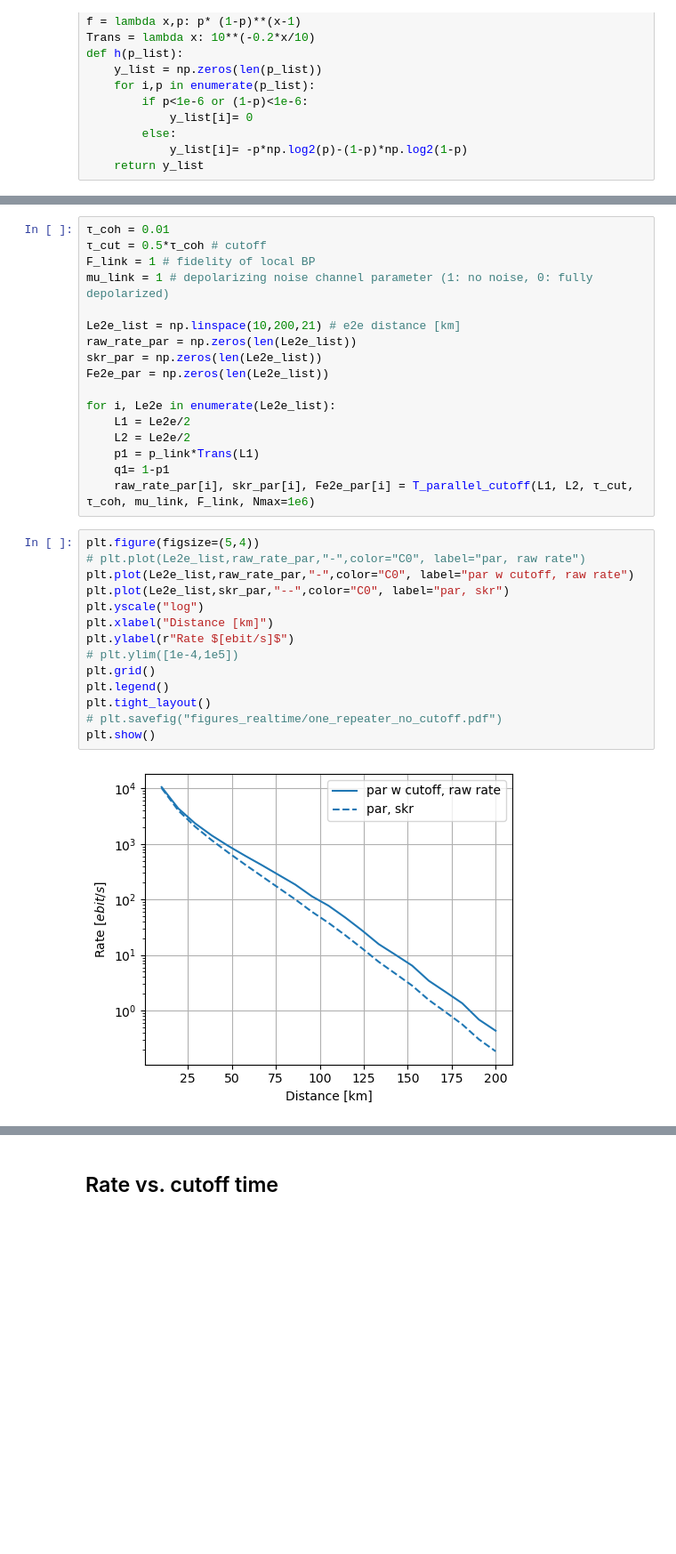
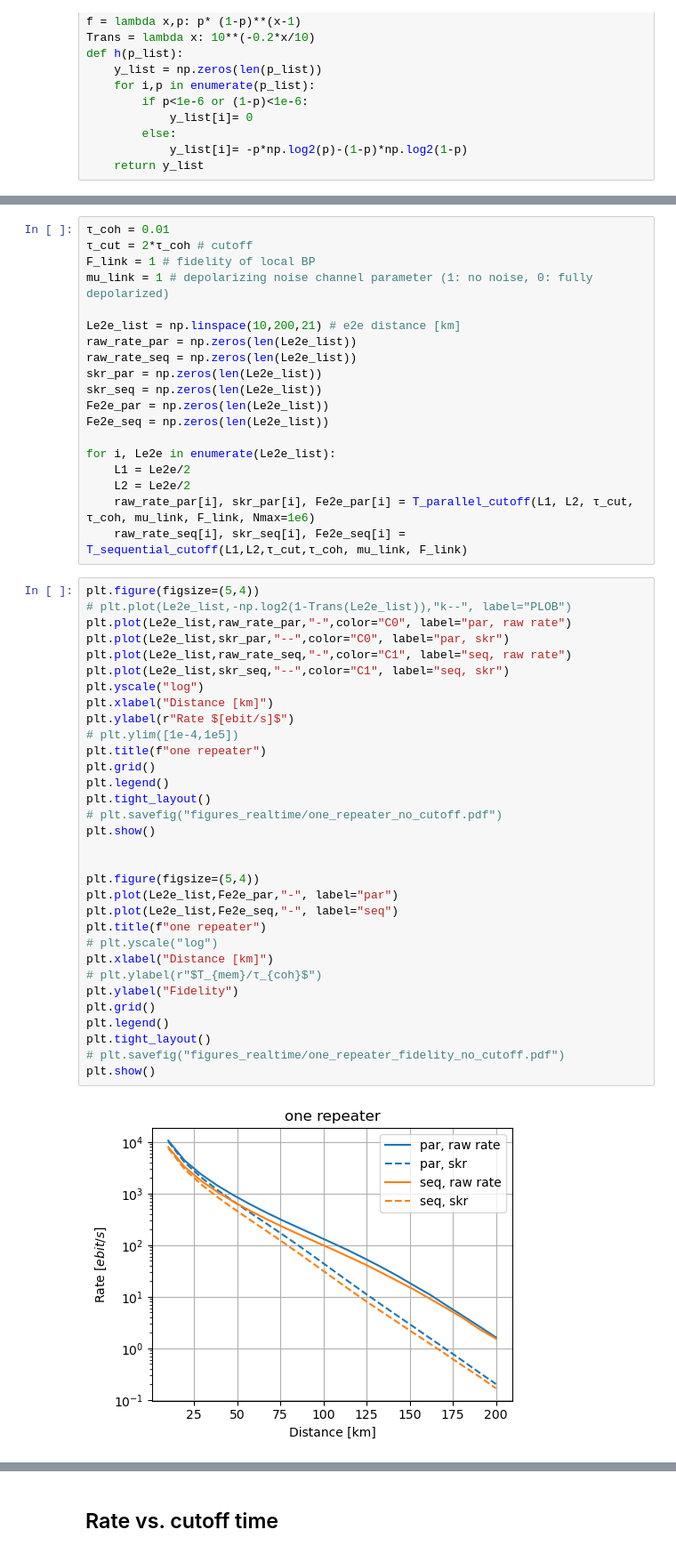
Before and after one commit to pooryousefshahrooz/repeater_chains, a Jupyter notebook: hassan/one_repeater_cutoff.ipynb, the cells around one changed output, grey strips where cells are left out. Shown: that part at 89% size. Cells and saved outputs as stored; diff of their text form; blank space fills up the shorter version.

```diff
--- a/hassan/one_repeater_cutoff.ipynb
+++ b/hassan/one_repeater_cutoff.ipynb
@@ -97,34 +225,54 @@ def T_sequential_cutoff(L1,L2,τ_cut,τ_coh, mu_link, F_link):
     return raw_rate, skr, F_e2e
 # %%
 τ_coh = 0.01
-τ_cut = 0.5*τ_coh # cutoff
+τ_cut = 2*τ_coh # cutoff
 F_link = 1 # fidelity of local BP
 mu_link = 1 # depolarizing noise channel parameter (1: no noise, 0: fully depolarized)
 
 Le2e_list = np.linspace(10,200,21) # e2e distance [km]
 raw_rate_par = np.zeros(len(Le2e_list))
+raw_rate_seq = np.zeros(len(Le2e_list))
 skr_par = np.zeros(len(Le2e_list))
+skr_seq = np.zeros(len(Le2e_list))
 Fe2e_par = np.zeros(len(Le2e_list))
+Fe2e_seq = np.zeros(len(Le2e_list))
 
 for i, Le2e in enumerate(Le2e_list):
     L1 = Le2e/2
     L2 = Le2e/2
-    p1 = p_link*Trans(L1)
-    q1= 1-p1
     raw_rate_par[i], skr_par[i], Fe2e_par[i] = T_parallel_cutoff(L1, L2, τ_cut, τ_coh, mu_link, F_link, Nmax=1e6)
+    raw_rate_seq[i], skr_seq[i], Fe2e_seq[i] = T_sequential_cutoff(L1,L2,τ_cut,τ_coh, mu_link, F_link)
 # %%
 plt.figure(figsize=(5,4))
-# plt.plot(Le2e_list,raw_rate_par,"-",color="C0", label="par, raw rate")
-plt.plot(Le2e_list,raw_rate_par,"-",color="C0", label="par w cutoff, raw rate")
+# plt.plot(Le2e_list,-np.log2(1-Trans(Le2e_list)),"k--", label="PLOB")
+plt.plot(Le2e_list,raw_rate_par,"-",color="C0", label="par, raw rate")
 plt.plot(Le2e_list,skr_par,"--",color="C0", label="par, skr")
+plt.plot(Le2e_list,raw_rate_seq,"-",color="C1", label="seq, raw rate")
+plt.plot(Le2e_list,skr_seq,"--",color="C1", label="seq, skr")
 plt.yscale("log")
 plt.xlabel("Distance [km]")
 plt.ylabel(r"Rate $[ebit/s]$")
 # plt.ylim([1e-4,1e5])
+plt.title(f"one repeater")
 plt.grid()
 plt.legend()
 plt.tight_layout()
 # plt.savefig("figures_realtime/one_repeater_no_cutoff.pdf")
 plt.show()
+
+
+plt.figure(figsize=(5,4))
+plt.plot(Le2e_list,Fe2e_par,"-", label="par")
+plt.plot(Le2e_list,Fe2e_seq,"-", label="seq")
+plt.title(f"one repeater")
+# plt.yscale("log")
+plt.xlabel("Distance [km]")
+# plt.ylabel(r"$T_{mem}/τ_{coh}$")
+plt.ylabel("Fidelity")
+plt.grid()
+plt.legend()
+plt.tight_layout()
+# plt.savefig("figures_realtime/one_repeater_fidelity_no_cutoff.pdf")
+plt.show()
 # %% [output]
-[figure, old version]
+[figure, new version]
```
Also changed, not shown: parts of 7 cells of this notebook, 1 other file.
